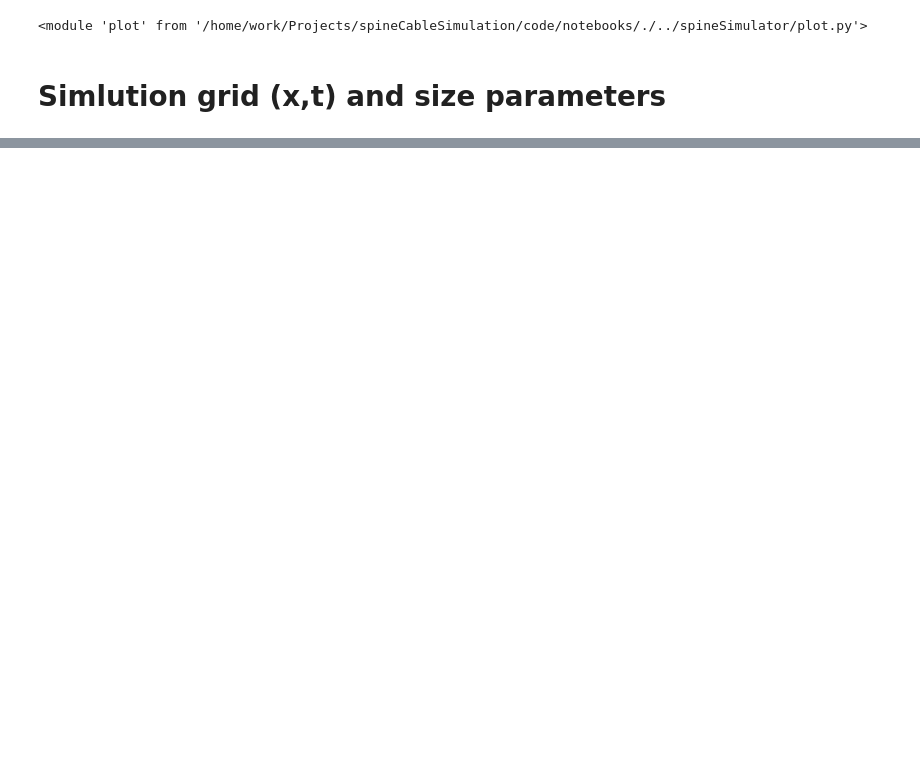
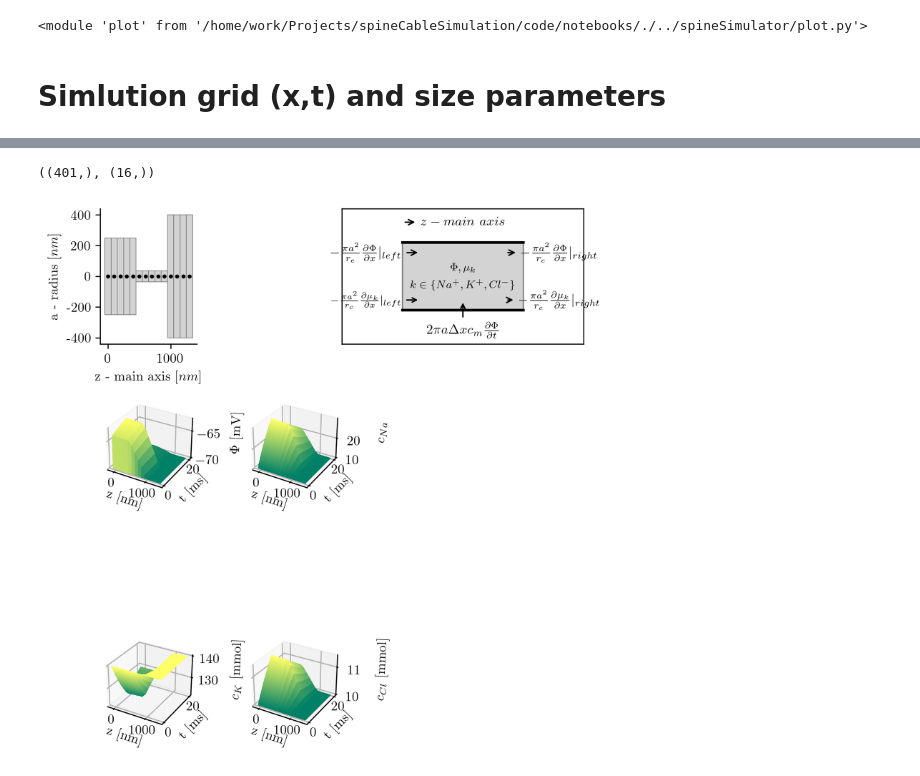
Before and after one commit to feblmu/Eberhardt2024Ion-concentration, a Jupyter notebook: notebooks/methods_figure.ipynb, the cells around one changed output, grey strips where cells are left out. Drawn from its saved outputs; the diff is of its cells as text; code cells hidden in the pictures; blank space fills up the shorter version.

```diff
--- a/notebooks/methods_figure.ipynb
+++ b/notebooks/methods_figure.ipynb
@@ -91,0 +87,72 @@ ax.set_ylim([-h,h])
+# %%
+(
+    x,
+    a,
+    t,
+    phi,
+    c_Na,
+    c_K,
+    c_Cl,
+    param_set,
+    params,
+    dx,
+    dt,
+    r_Na,
+    R_Na,
+    g_Na_ij,
+    r_K,
+    R_K,
+    g_K_ij,
+    r_Cl,
+    R_Cl,
+    g_Cl_ij,
+    r_e,
+    R_e,
+    g_ij,
+    i_c_Na,
+    i_c_K,
+    i_c_Cl,
+    i_e_Na,
+    i_e_K,
+    i_e_Cl,
+    i_e,
+    i_c,
+    i_total,
+    ) = plot.get_results_summary('experiment_1')
+
+np.shape(t), np.shape(x)
+# %% [output]
+((401,), (16,))
+# %%
+reload(plot)
+
+fig = plt.figure(dpi=300, figsize=(5,7))
+
+
+# Finite Difference Domain
+t_sim,x_sim,a_sim = simulation_parameters['standard']
+pos1 = [0.1,0.7,0.2,0.2]
+plot.x_grid_on_spine(fig, pos1, x_sim,a_sim)
+
+# Extended Cable Equations
+pos2 = [0.6, 0.7, 0.5,0.2]
+plot.ax_extended_cable(fig, pos2)
+
+# Simulation Results
+xx, tt = np.meshgrid(x,t)
+
+wx, wy = 0.2, 0.2
+pos3 = [0.1, 0.45,wx, wy]
+pos4 = [0.4, 0.45, wx, wy]
+pos5 = [0.1, 0.1, wx, wy]
+pos6 = [0.4, 0.1, wx, wy]
+
+plot.ax_surface(fig, pos3, xx, tt, phi, z_label=r'$\Phi$ [mV]', layout='Phi')
+plot.ax_surface(fig, pos4, xx, tt, c_Na, z_label=r'$c_{Na}$')
+plot.ax_surface(fig, pos5, xx, tt, c_K, z_label=r'$c_K$ [mmol]')
+plot.ax_surface(fig, pos6, xx, tt, c_Cl, z_label=r'$c_{Cl}$ [mmol]')
+
+
+plt.show()
+# %% [output]
+[figure, added]
```
Also changed, not shown: parts of 7 cells of this notebook, 2 other files.
